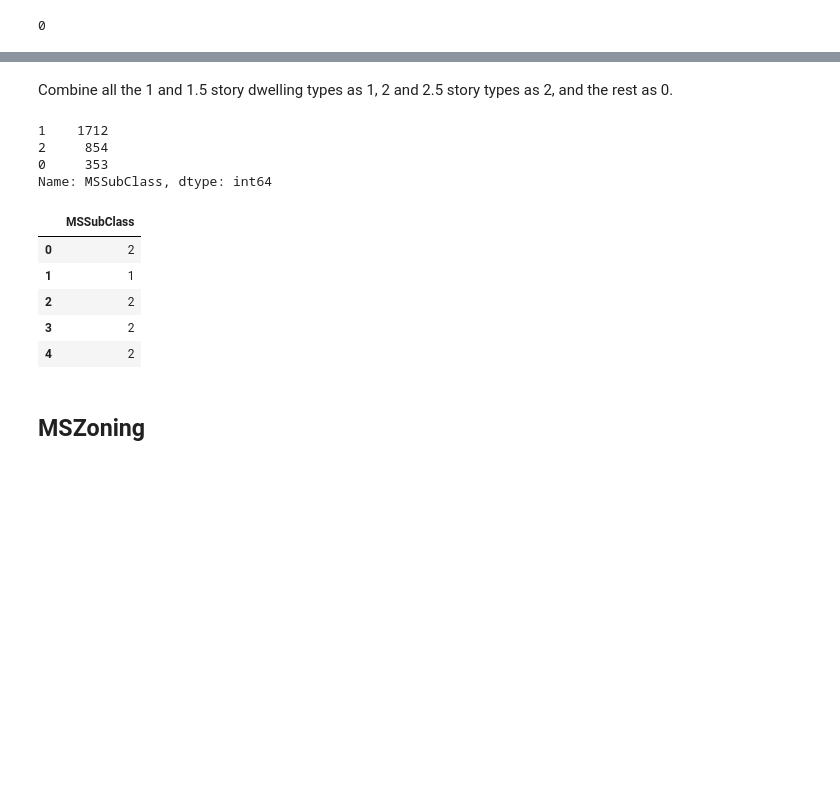
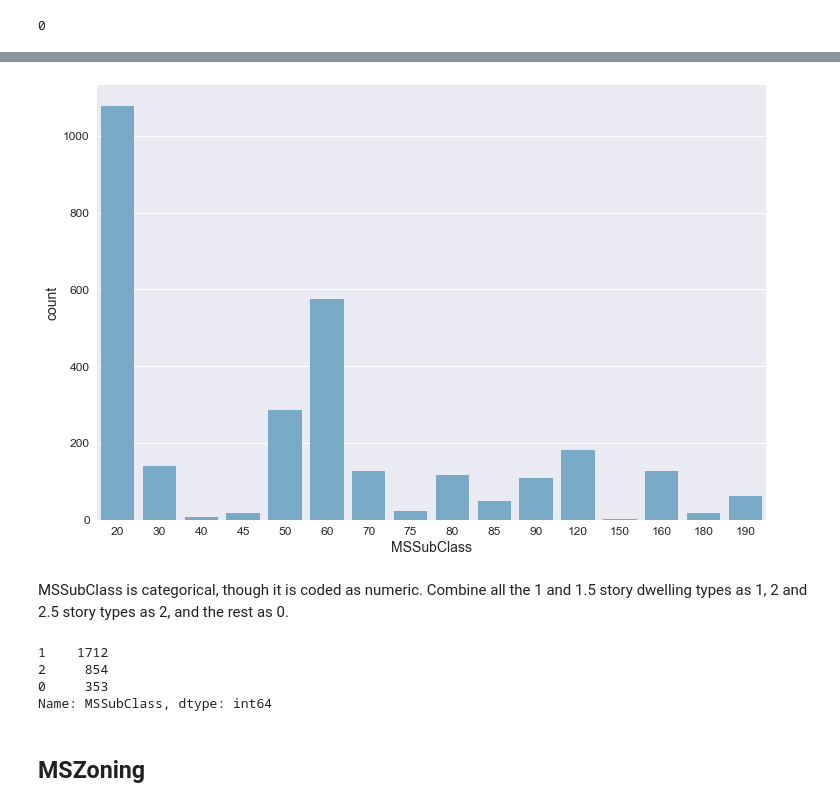
Before and after one commit to dsnair/Ames_Housing_Data, a Jupyter notebook: feature_engineering/feature_engineering.ipynb, the cells around one changed output, grey strips where cells are left out. Cells and saved outputs as stored; diff of their text form; code cells hidden in the pictures; blank space fills up the shorter version.

```diff
--- a/feature_engineering/feature_engineering.ipynb
+++ b/feature_engineering/feature_engineering.ipynb
@@ -6,3 +1,13 @@ import plotly.graph_objs as go
+# %%
+import pandas as pd
+import numpy as np
+import seaborn as sns
+%matplotlib inline
+sns.set(style="darkgrid",
+        rc={"figure.figsize":(12,8),
+            "axes.labelsize":14,
+            "xtick.labelsize":12,
+            "ytick.labelsize":12})
 # %%
 train = pd.read_csv("../data/train.csv")
 test = pd.read_csv("../data/test.csv")
@@ -18,6 +22,3 @@ print data.shape
 (2919, 81)
 # %% [markdown]
 # Explore variables one at a time
-# %%
-data = data.drop(["Id"], axis = 1)  # drop this variable
-data.columns.values  # print all column names
@@ -42,0 +25,3 @@ array(['1stFlrSF', '2ndFlrSF', '3SsnPorch', 'Alley', 'BedroomAbvGr',
+# %%
+# drop ID
+data.drop(["Id"], axis = 1, inplace=True)
@@ -56,24 +44,21 @@ py.iplot([go.Bar(x = freq.keys(), y = freq.values)])
+# %%
+sns.countplot(x="MSSubClass", data=data, palette=sns.color_palette("Blues", 1));
+# %% [output]
+[figure, added]
 # %% [markdown]
-Combine all the 1 and 1.5 story dwelling types as 1, 2 and 2.5 story types as 2, and the rest as 0.
+MSSubClass is categorical, though it is coded as numeric. Combine all the 1 and 1.5 story dwelling types as 1, 2 and 2.5 story types as 2, and the rest as 0.
 # %%
 MSSubClass = data["MSSubClass"].replace([20, 30, 40, 45, 50, 120, 150], 1) \
 .replace([60, 70, 75, 160], 2) \
 .replace([80, 85, 90, 180, 190], 0)
 # %%
 new = pd.DataFrame({"MSSubClass": MSSubClass})  # create new dataframe
-print new["MSSubClass"].value_counts()
-new.head()
+new["MSSubClass"].value_counts()
 # %% [output]
 1    1712
 2     854
 0     353
 Name: MSSubClass, dtype: int64
-|  | MSSubClass |
-| 0 | 2 |
-| 1 | 1 |
-| 2 | 2 |
-| 3 | 2 |
-| 4 | 2 |
 # %% [markdown]
 ## MSZoning
 # %%
```
Also changed, not shown: parts of 152 cells of this notebook, 2 other files.
